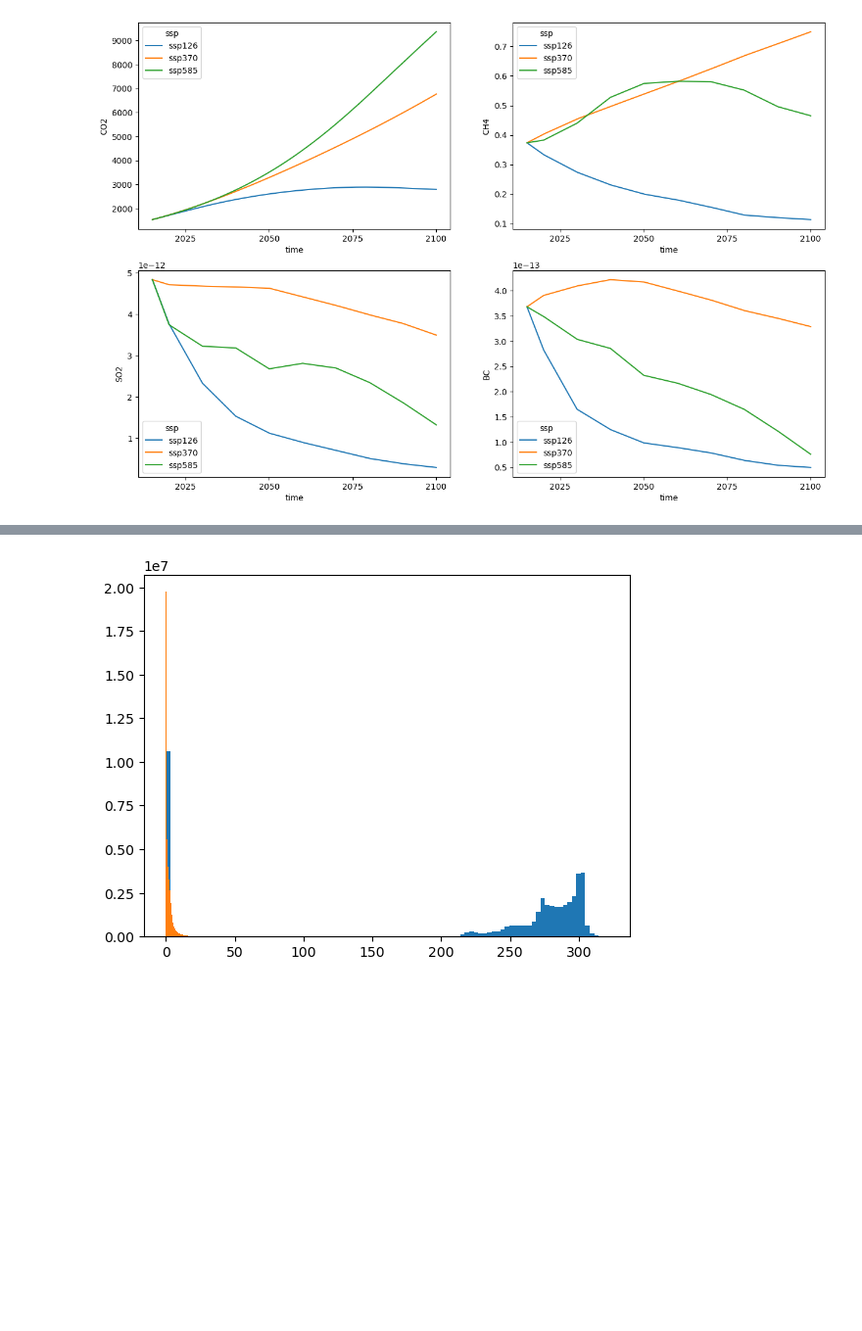
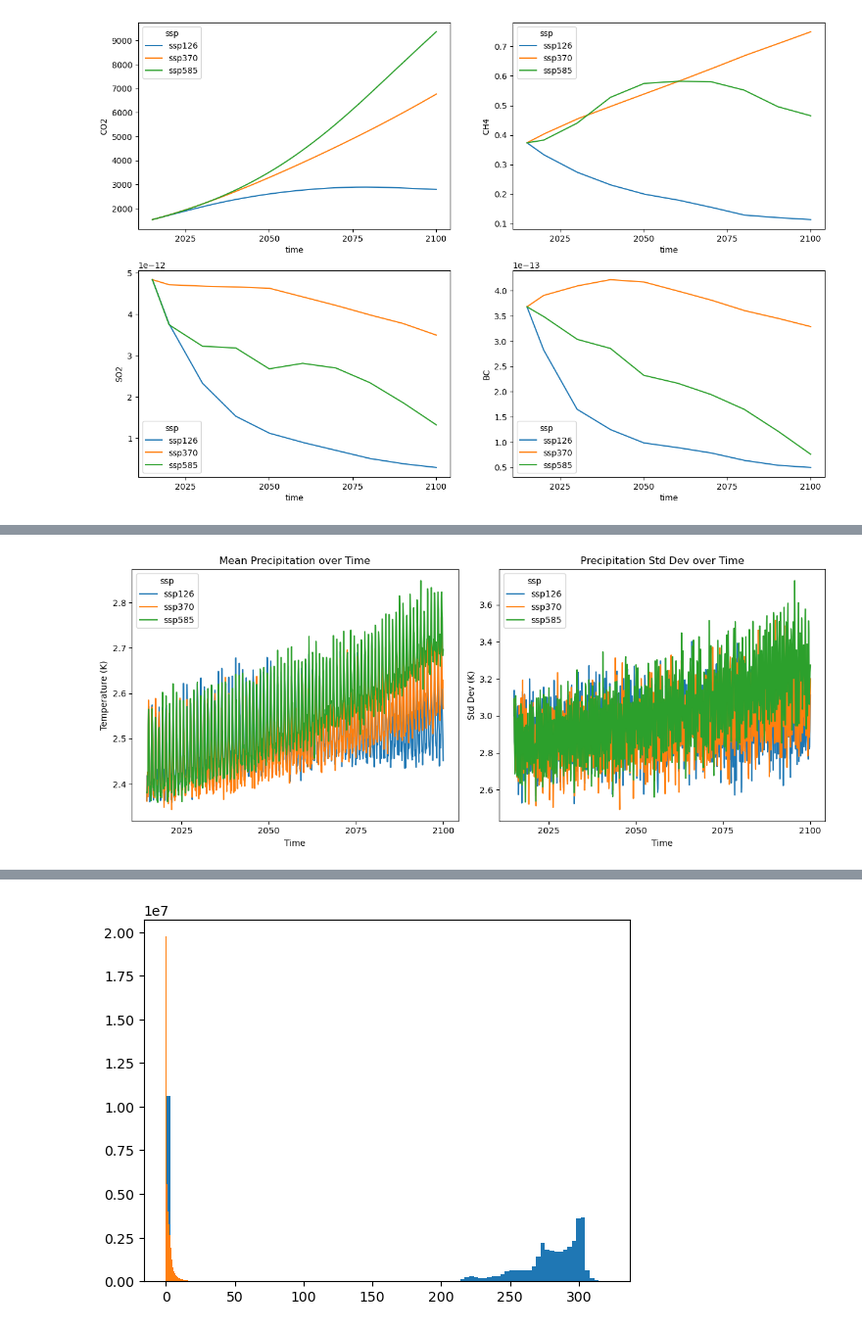
Before and after one commit to vdubey0/cse151b-climate, a Jupyter notebook: data-exploration-basic.ipynb, the cells around one changed output, grey strips where cells are left out. Shown at 98% size. Drawn from its saved outputs; the diff is of its cells as text; code cells hidden in the pictures; blank space fills up the shorter version.

```diff
--- a/data-exploration-basic.ipynb
+++ b/data-exploration-basic.ipynb
@@ -66,0 +197,19 @@ _ = global_mean_data.BC.plot(ax=axes[3], hue="ssp")
+# %%
+# Plot mean and std of pr
+plt.figure(figsize=(12, 5))
+plt.subplot(1, 2, 1)
+pr_mean.plot.line(hue='ssp')
+plt.title("Mean Precipitation over Time")
+plt.xlabel("Time")
+plt.ylabel("Temperature (K)")
+
+plt.subplot(1, 2, 2)
+pr_std.plot.line(hue='ssp')
+plt.title("Precipitation Std Dev over Time")
+plt.xlabel("Time")
+plt.ylabel("Std Dev (K)")
+
+plt.tight_layout()
+plt.show()
+# %% [output]
+[figure, added]
```
Also changed, not shown: parts of 12 cells of this notebook, 1 other file.
